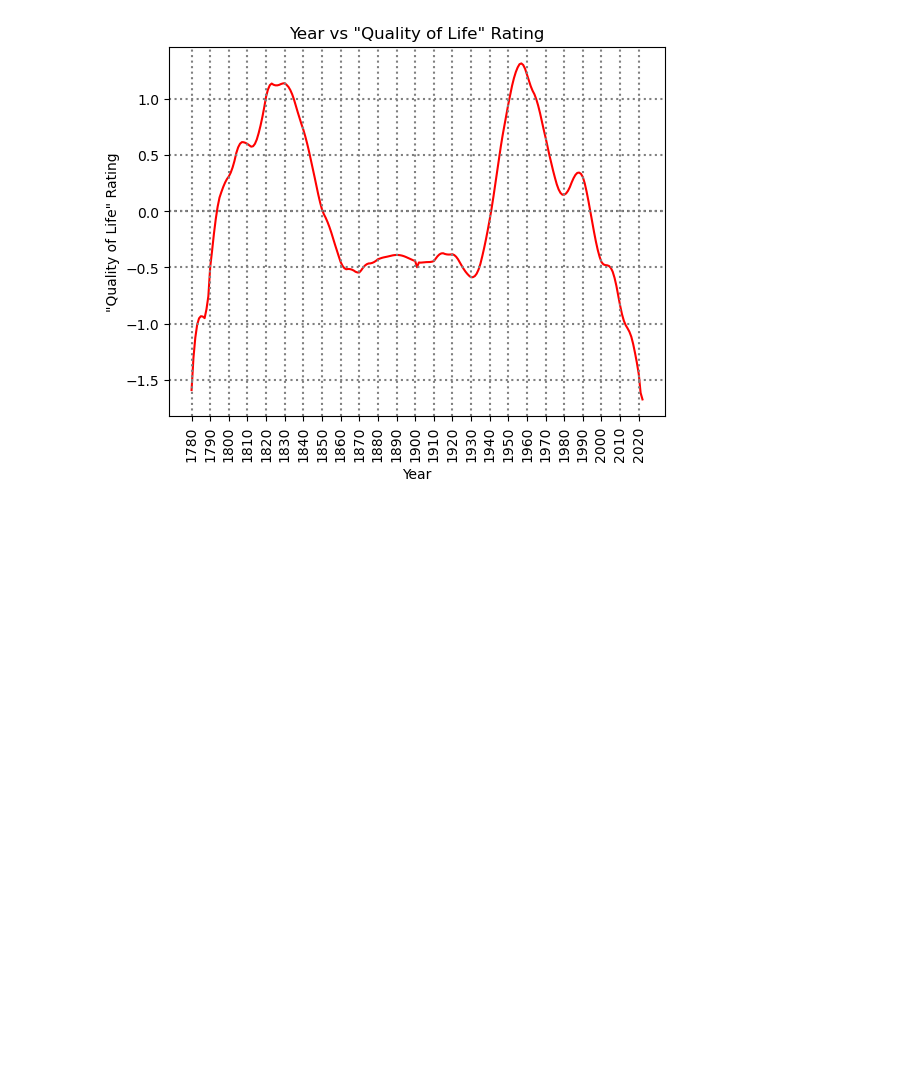
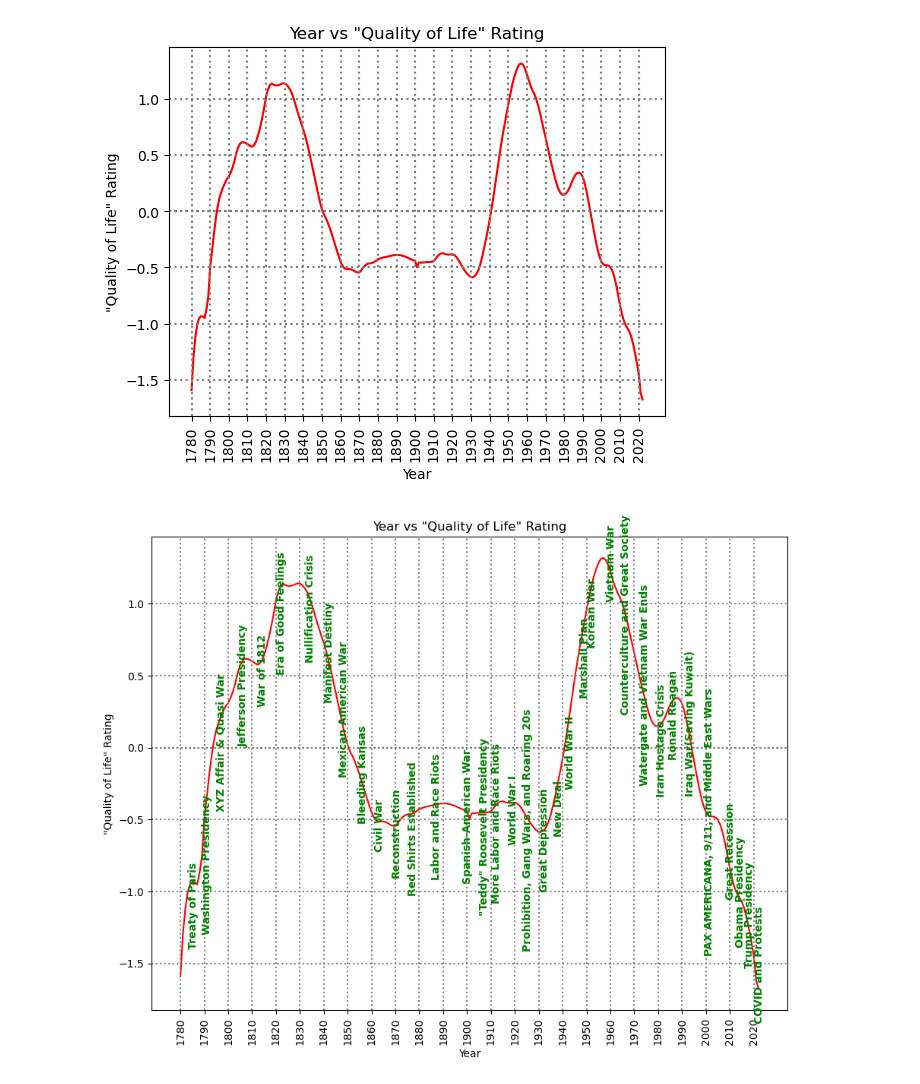
Before and after one commit to akhilmanhattan/cliodynamics, a Jupyter notebook: America/5/valley.ipynb, the cells around one changed output. Cells and saved outputs as stored; diff of their text form; code cells hidden in the pictures; blank space fills up the shorter version.

```diff
--- a/America/5/valley.ipynb
+++ b/America/5/valley.ipynb
@@ -100,3 +100,55 @@ ppt.xlabel("Year")
 ppt.savefig("sky.png")
 # %% [output]
 [figure]
+# %%
+def write(year,text):
+    ppt.text(year,average[year-1780]-(len(text)/40),text,c='green',rotation='vertical',weight='bold')
+ppt.figure(figsize=(10.8,8.1))
+ppt.plot(years,average,color='red')
+ppt.axhline(y=0,color='black',linestyle='dotted')
+for i in range(-15,15,5):
+    ppt.axhline(y=(i/10),color='gray',linestyle='dotted')
+for j in range(1780,2021,10):
+    ppt.axvline(x=j,color='grey',linestyle='dotted')
+ppt.xticks(np.arange(1780,2021,10),rotation="vertical")
+ppt.title("Year vs \"Quality of Life\" Rating")
+ppt.ylabel("\"Quality of Life\" Rating")
+ppt.xlabel("Year")
+write(1783,'Treaty of Paris')
+write(1789,'Washington Presidency')
+write(1795,'XYZ Affair & Quasi War')
+write(1804,'Jefferson Presidency')
+write(1812,'War of 1812')
+write(1820,'Era of Good Feelings')
+write(1832,'Nullification Crisis')
+write(1840,'Manifest Destiny')
+write(1846,'Mexican American War')
+write(1854,'Bleeding Kansas')
+write(1861,'Civil War')
+write(1868,'Reconstruction')
+write(1875,'Red Shirts Established')
+write(1885,'Labor and Race Riots')
+write(1898,'Spanish-American War')
+write(1905,'\"Teddy\" Roosevelt Presidency')
+write(1910,'More Labor and Race Riots')
+write(1917,'World War I')
+write(1923,'Prohibition, Gang Wars, and Roaring 20s')
+write(1930,'Great Depression')
+write(1936,'New Deal')
+write(1941,'World War II')
+write(1947,'Marshall Plan')
+write(1950,'Korean War')
+write(1958,'Vietnam War')
+write(1964,'Counterculture and Great Society')
+write(1972,'Watergate and Vietnam War Ends')
+write(1979,'Iran Hostage Crisis')
+write(1984,'Ronald Reagan')
+write(1991,'Iraq War(Saving Kuwait)')
+write(1999,'PAX AMERICANA, 9/11, and Middle East Wars')
+write(2008,'Great Recession')
+write(2012,'Obama Presidency')
+write(2016,'Trump Presidency')
+write(2020,'COVID and Protests')
+ppt.savefig('true.png')
+# %% [output]
+[figure, added]
```
Also changed, not shown: 1 other file.
